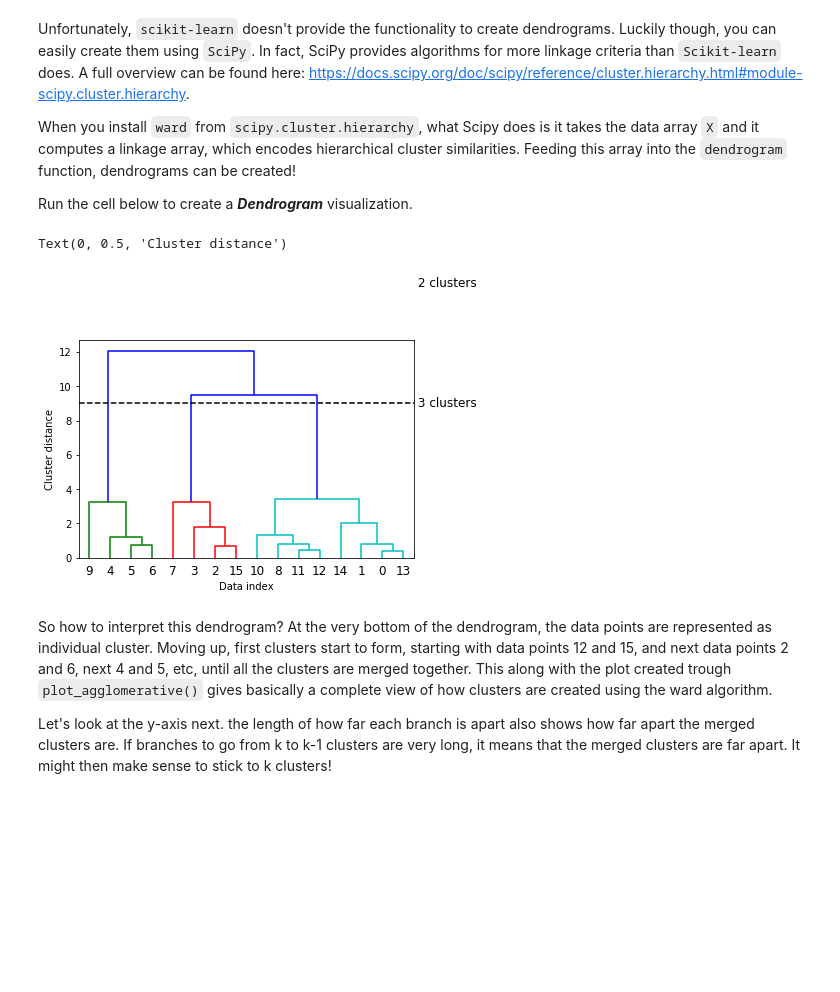
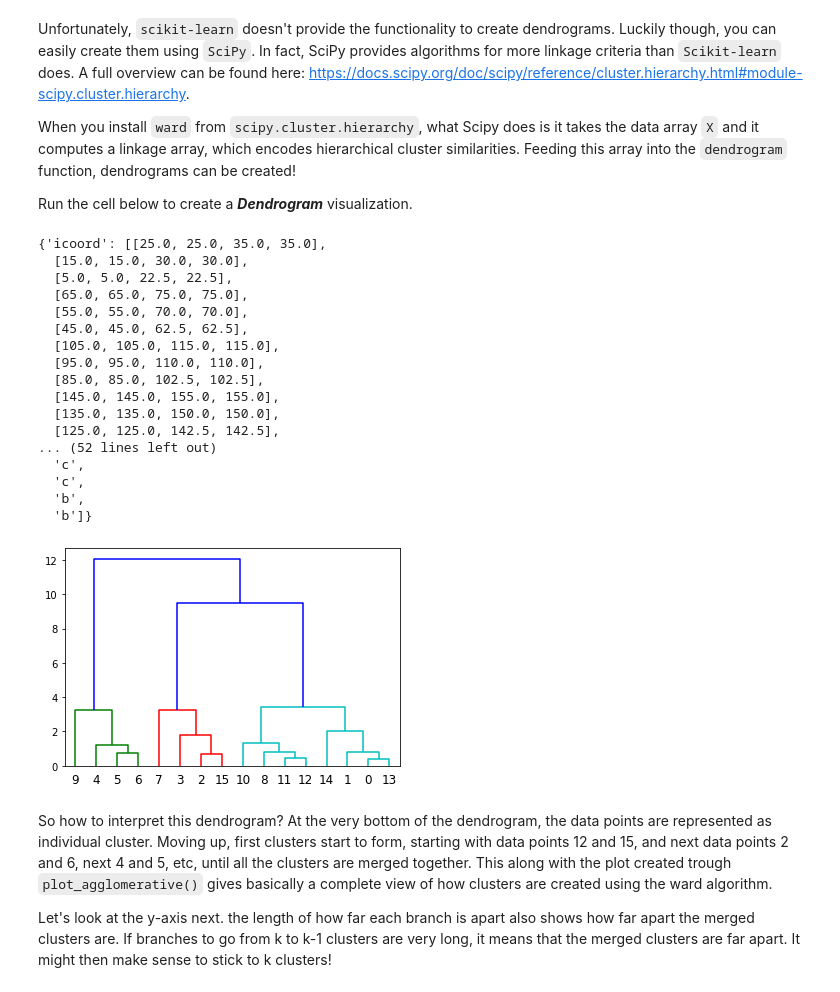
Before and after one commit to kathrinv/dsc-hierarchical-agglomerative-clustering-codealong-nyc-ds-082619, a Jupyter notebook: index.ipynb, the cells around one changed output. Cells and saved outputs as stored; diff of their text form; code cells hidden in the pictures; blank space fills up the shorter version.

```diff
--- a/index.ipynb
+++ b/index.ipynb
@@ -95,24 +95,40 @@ Run the cell below to create a **_Dendrogram_** visualization.
 # %%
 from scipy.cluster.hierarchy import dendrogram, ward
 
 # use the ward() function
 linkage_array = ward(X)
 
 # Now we plot the dendrogram for the linkage_array containing the distances
 # between clusters
 dendrogram(linkage_array)
 
-ax = plt.gca()
-bounds = ax.get_xbound()
-ax.plot(bounds, [16, 16], '--', c='k')
-ax.plot(bounds, [9, 9], '--', c='k')
-ax.text(bounds[1], 16, ' 2 clusters', va='center', fontdict={'size': 12})
-ax.text(bounds[1], 9, ' 3 clusters', va='center', fontdict={'size': 12})
-plt.xlabel("Data index")
-plt.ylabel("Cluster distance")
+# ax = plt.gca()
+# bounds = ax.get_xbound()
+# ax.plot(bounds, [16, 16], '--', c='k')
+# ax.plot(bounds, [9, 9], '--', c='k')
+# ax.text(bounds[1], 16, ' 2 clusters', va='center', fontdict={'size': 12})
+# ax.text(bounds[1], 9, ' 3 clusters', va='center', fontdict={'size': 12})
+# plt.xlabel("Data index")
+# plt.ylabel("Cluster distance")
 # %% [output]
-Text(0, 0.5, 'Cluster distance')
+{'icoord': [[25.0, 25.0, 35.0, 35.0],
+  [15.0, 15.0, 30.0, 30.0],
+  [5.0, 5.0, 22.5, 22.5],
+  [65.0, 65.0, 75.0, 75.0],
+  [55.0, 55.0, 70.0, 70.0],
+  [45.0, 45.0, 62.5, 62.5],
+  [105.0, 105.0, 115.0, 115.0],
+  [95.0, 95.0, 110.0, 110.0],
+  [85.0, 85.0, 102.5, 102.5],
+  [145.0, 145.0, 155.0, 155.0],
+  [135.0, 135.0, 150.0, 150.0],
+  [125.0, 125.0, 142.5, 142.5],
+... (52 lines left out)
+  'c',
+  'c',
+  'b',
+  'b']}
-[figure, old version]
+[figure, new version]
 # %% [markdown]
 So how to interpret this dendrogram? At the very bottom of the dendrogram, the data points are represented as individual cluster. Moving up, first clusters start to form, starting with data points 12 and 15, and next data points 2 and 6, next 4 and 5, etc, until all the clusters are merged together. This along with the plot created trough `plot_agglomerative()` gives basically a complete view of how clusters are created using the ward algorithm.
 
```
